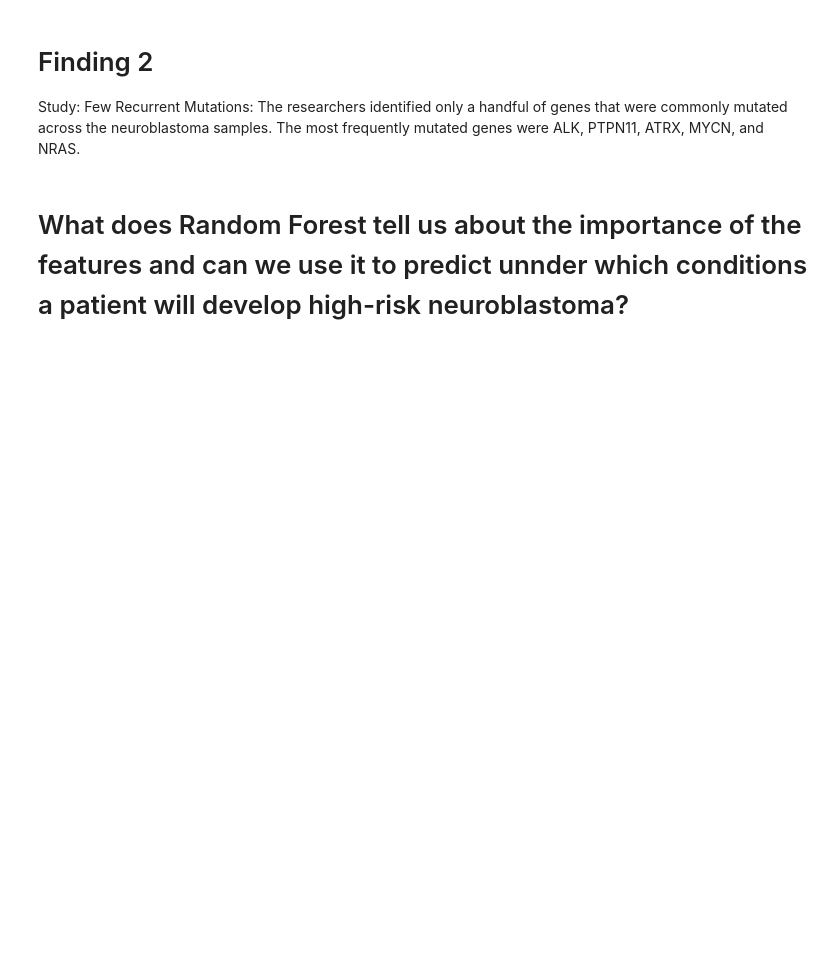
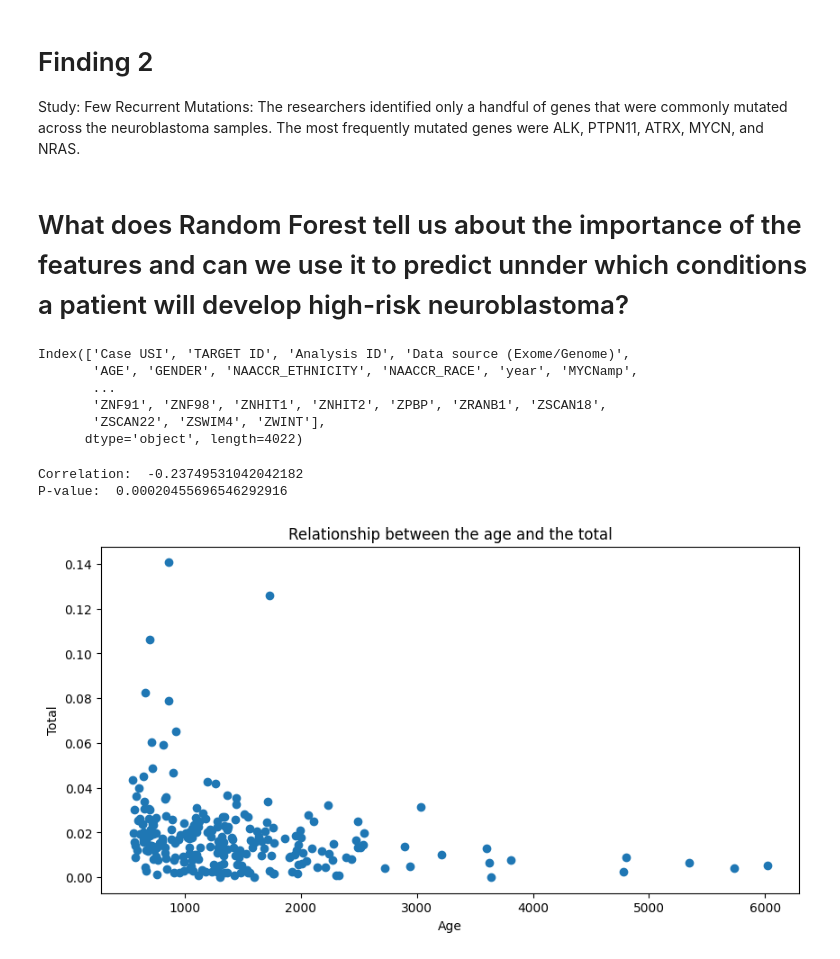
Before and after one commit to davidbobek/Genetic_landscape_of_high-risk_neuroblastoma, a Jupyter notebook: main.ipynb, the cells around one changed output. Cells and saved outputs as stored; diff of their text form; code cells hidden in the pictures; blank space fills up the shorter version.

```diff
--- a/main.ipynb
+++ b/main.ipynb
@@ -529,3 +659,69 @@ Study: Low Mutation Rate: The study found that high-risk neuroblastoma has a rel
 Study: Few Recurrent Mutations: The researchers identified only a handful of genes that were commonly mutated across the neuroblastoma samples. The most frequently mutated genes were ALK, PTPN11, ATRX, MYCN, and NRAS.
 # %% [markdown]
 #  What does Random Forest tell us about the importance of the features and can we use it to predict unnder which conditions a patient will develop high-risk neuroblastoma?
+# %%
+data_survival_2 = pd.read_excel("data/41588_2013_BFng2529_MOESM8_ESM.xlsx",header=1)
+
+data_survival_2.columns
+# Missense_Mutation
+# %% [output]
+Index(['Case USI', 'TARGET ID', 'Analysis ID', 'Data source (Exome/Genome)',
+       'AGE', 'GENDER', 'NAACCR_ETHNICITY', 'NAACCR_RACE', 'year', 'MYCNamp',
+       ...
+       'ZNF91', 'ZNF98', 'ZNHIT1', 'ZNHIT2', 'ZPBP', 'ZRANB1', 'ZSCAN18',
+       'ZSCAN22', 'ZSWIM4', 'ZWINT'],
+      dtype='object', length=4022)
+# %%
+
+age = data_survival["AGE"]
+total = data_survival["Total"]
+
+age = age.dropna()
+total = total.dropna()
+
+
+# IQR
+Q1 = age.quantile(0.25)
+Q3 = age.quantile(0.75)
+IQR = Q3 - Q1
+
+
+# convert to ints
+total = total.astype(int)
+
+
+# divide each data in total by age to get better results
+for i in range(len(total)):
+    total[i] = total[i] / age[i]
+
+
+# Hypothesis test
+# Null hypothesis: There is no relationship between the age and the total
+# Alternative hypothesis: There is a relationship between the age and the total
+from scipy.stats import pearsonr
+
+# Perform the Pearson correlation test
+correlation, p_value = pearsonr(age, total)
+
+# Print the results
+print("Correlation: ", correlation)
+
+print("P-value: ", p_value)
+
+
+
+
+# plot the relationship between the age and the total
+plt.figure(figsize=(10, 5))
+plt.scatter(age, total)
+plt.title("Relationship between the age and the total")
+
+plt.xlabel("Age")
+
+plt.ylabel("Total")
+
+plt.show()
+# %% [output]
+Correlation:  -0.23749531042042182
+P-value:  0.00020455696546292916
+[figure, added]
```
Also changed, not shown: parts of 12 cells of this notebook.
